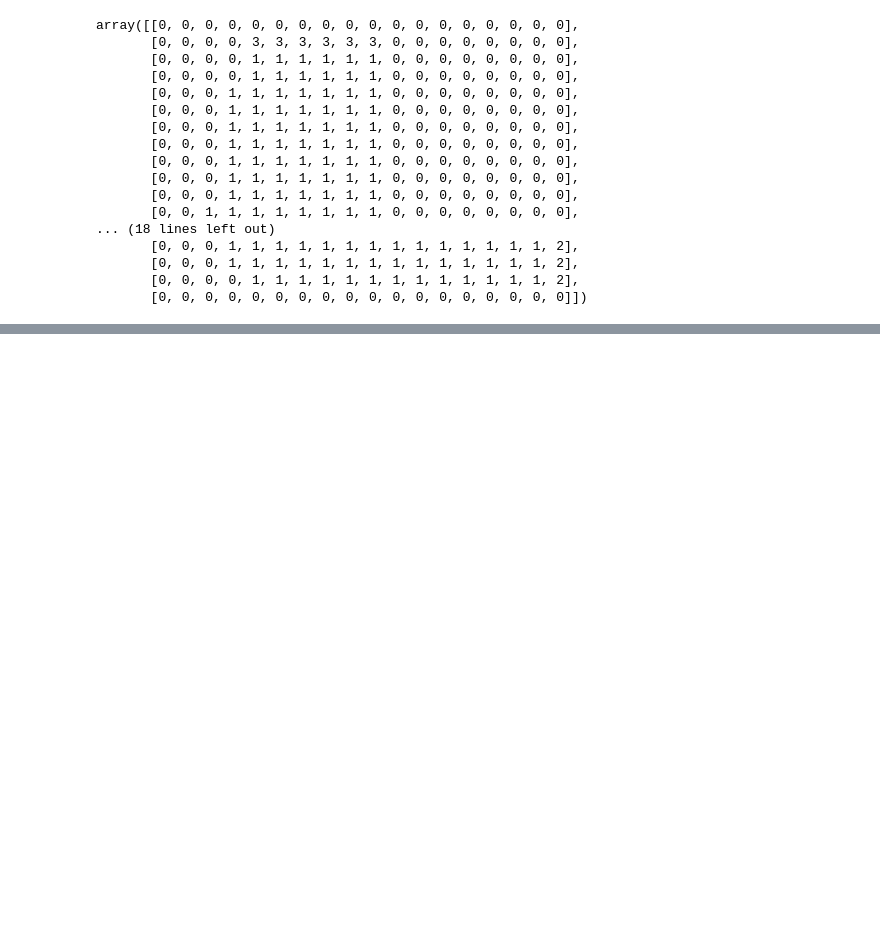
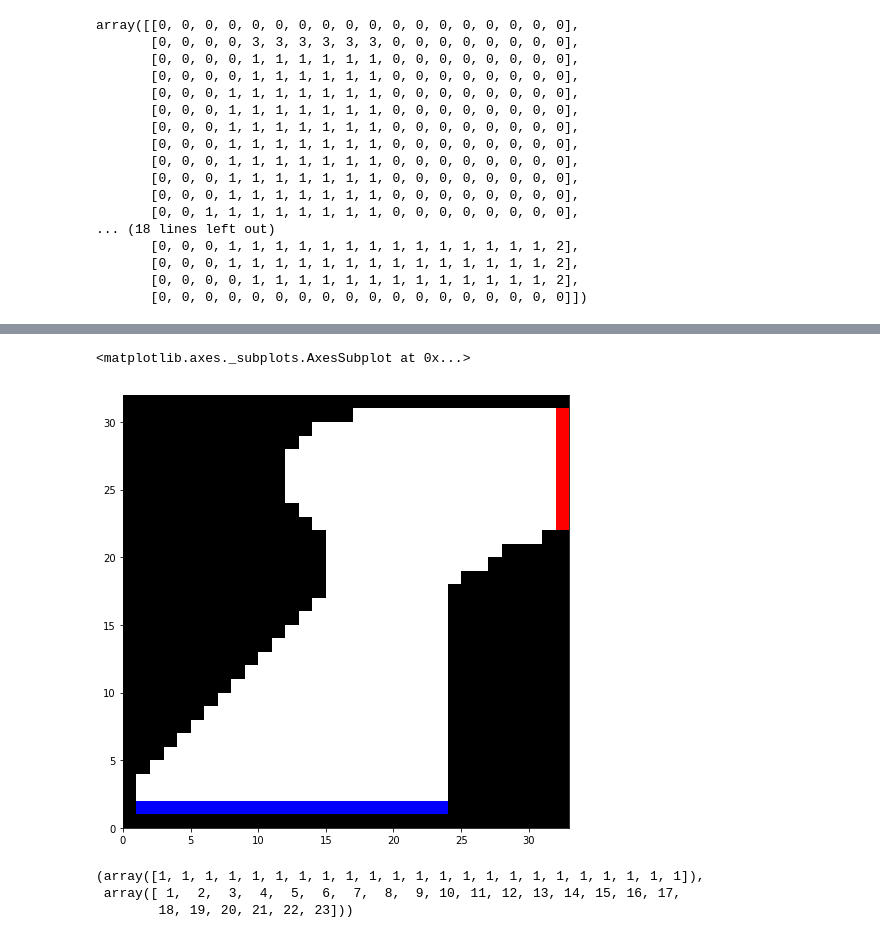
Before and after one commit to bikestra/suttonbarto, a Jupyter notebook: exercise5_4.ipynb, the cells around one changed output, grey strips where cells are left out. Saved outputs shown, nothing was run; the diff lists cells and outputs as text; code cells hidden in the pictures; blank space fills up the shorter version.

```diff
--- a/exercise5_4.ipynb
+++ b/exercise5_4.ipynb
@@ -99,0 +332,47 @@ start_xs, start_ys
+# %%
+trackstr2 = """
+000000000000000000000000000000000
+000000000000000001111111111111112
+000000000000001111111111111111112
+000000000000011111111111111111112
+000000000000111111111111111111112
+000000000000111111111111111111112
+000000000000111111111111111111112
+000000000000111111111111111111112
+000000000000011111111111111111112
+000000000000001111111111111111112
+000000000000000111111111111111100
+000000000000000111111111111100000
+000000000000000111111111111000000
+000000000000000111111111100000000
+000000000000000111111111000000000
+000000000000001111111111000000000
+000000000000011111111111000000000
+000000000000111111111111000000000
+000000000001111111111111000000000
+000000000011111111111111000000000
+000000000111111111111111000000000
+000000001111111111111111000000000
+000000011111111111111111000000000
+000000111111111111111111000000000
+000001111111111111111111000000000
+000011111111111111111111000000000
+000111111111111111111111000000000
+001111111111111111111111000000000
+011111111111111111111111000000000
+011111111111111111111111000000000
+033333333333333333333333000000000
+000000000000000000000000000000000
+"""
+# %%
+trackdata2 = trackstr_to_array(trackstr2)
+draw_track(trackdata2)
+# %% [output]
+<matplotlib.axes._subplots.AxesSubplot at 0x...>
+[figure, added]
+# %%
+np.where(trackdata2 == 3)
+# %% [output]
+(array([1, 1, 1, 1, 1, 1, 1, 1, 1, 1, 1, 1, 1, 1, 1, 1, 1, 1, 1, 1, 1, 1, 1]),
+ array([ 1,  2,  3,  4,  5,  6,  7,  8,  9, 10, 11, 12, 13, 14, 15, 16, 17,
+        18, 19, 20, 21, 22, 23]))
```
Also changed, not shown: parts of 21 cells of this notebook.
